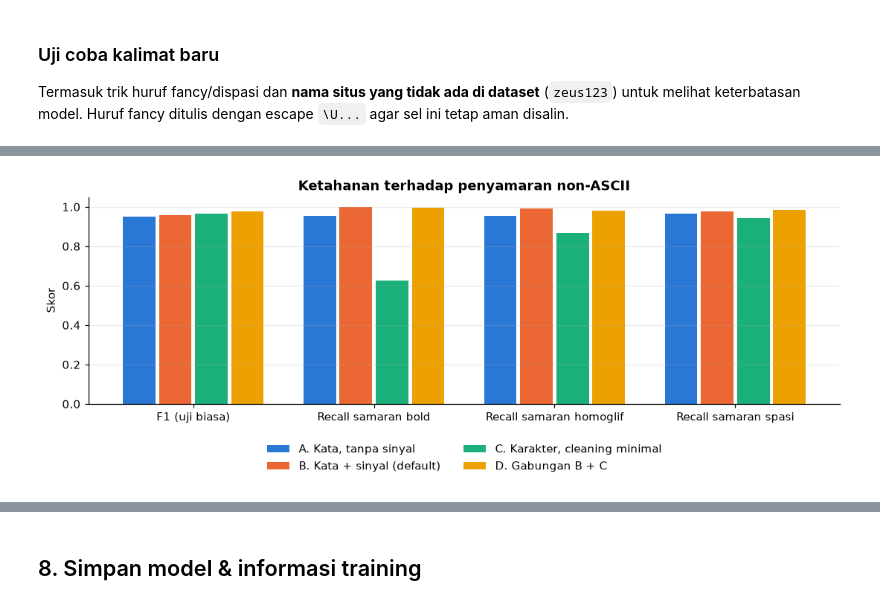
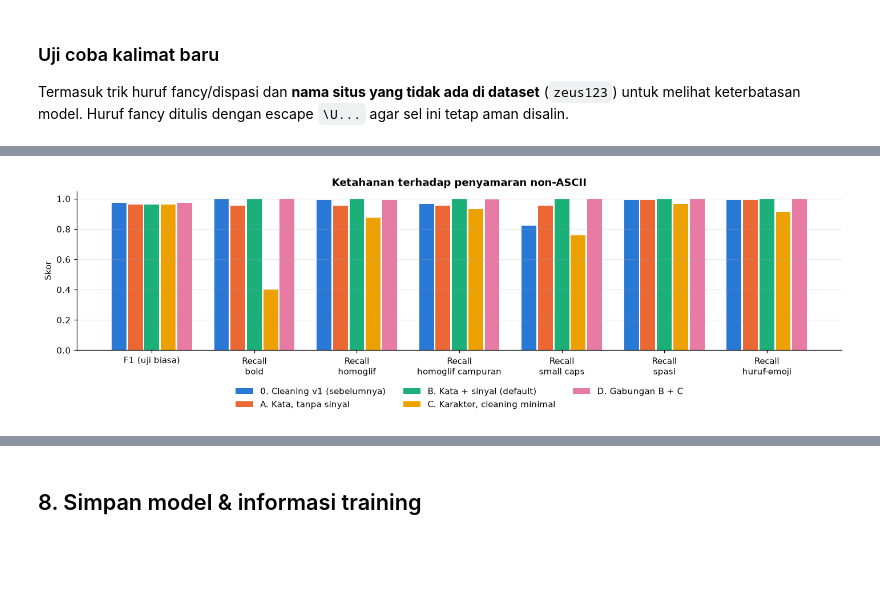
Before and after one commit to itsnatt/Online-Gamblig-Skripsie, a Jupyter notebook: notebooks/02_training_model.ipynb, the cells around one changed output, grey strips where cells are left out. Drawn from its saved outputs; the diff is of its cells as text; code cells hidden in the pictures; blank space fills up the shorter version.

```diff
--- a/notebooks/02_training_model.ipynb
+++ b/notebooks/02_training_model.ipynb
@@ -246,14 +416,15 @@ Promosi judi (1)    2695
 Name: count, dtype: int64
 # %%
+KOLOM_INPUT = ["text_clean", "sinyal", "text_min"]
 X_train_full, X_test, y_train_full, y_test = train_test_split(
-    data["text_clean"], data["label"], test_size=0.2, stratify=data["label"], random_state=RANDOM_STATE)
+    data[KOLOM_INPUT], data["label"], test_size=0.2, stratify=data["label"], random_state=RANDOM_STATE)
 
 # Undersampling kelas mayoritas HANYA pada data latih
-train = pd.DataFrame({"text": X_train_full, "label": y_train_full})
+train = X_train_full.assign(label=y_train_full)
 n_min = train["label"].value_counts().min()
 train_bal = (train.groupby("label").sample(n=n_min, random_state=RANDOM_STATE)
                   .sample(frac=1, random_state=RANDOM_STATE))
-X_train, y_train = train_bal["text"], train_bal["label"]
+X_train, y_train = train_bal[KOLOM_INPUT], train_bal["label"]
 
 ringkas_split = pd.DataFrame({
     "train (sebelum balancing)": y_train_full.value_counts(),
@@ -526,9 +705,10 @@ kalimat = [
     "gas main di A L E X I S 1 7 pasti wd",
     "berkat zeus123 rezeki ngalir terus",
 ]
-uji = pd.DataFrame({"kalimat": kalimat, "setelah_clean": [clean_text(k) for k in kalimat]})
+masukan = siapkan_input(kalimat)
+uji = pd.DataFrame({"kalimat": kalimat, "text_clean": masukan["text_clean"], "sinyal": masukan["sinyal"]})
 for nama, m in fitted.items():
-    uji[nama] = m.predict(uji["setelah_clean"])
+    uji[nama] = m.predict(masukan)
 uji["Voting"] = (uji[list(fitted)].mean(axis=1) >= 0.5).astype(int)
 uji
 # %% [output]
@@ -589,0 +808,6 @@ spasi     'gas main di a l e x i s 1 7 pasti jp'        -> 'gas main alexis17 jp
+# %%
+# light_clean() (cleaning minimal) didefinisikan di sel cleaning di atas
+contoh_brand = "gas main di alexis17 pasti jp"
+for cara in JENIS_SAMARAN:
+    t = samarkan(contoh_brand, cara)
+    print(f"{cara:18s} {t!r:38s} -> v2 {clean_text(t)!r:24s} sinyal={sorted(obfuscation_signals(t))} | v1 {clean_text_v1(t)!r}")
@@ -590,7 +821,7 @@ spasi     'gas main di a l e x i s 1 7 pasti jp'        -> 'gas main alexis17 jp
 # %%
 def kolom(idx):
-    d = data.loc[idx, ["text_clean", "text_plain", "komentar"]].copy()
-    d["text_min"] = d["komentar"].apply(light_clean)
+    d = data.loc[idx, KOLOM_INPUT + ["komentar"]].copy()
+    d["text_v1"] = d["komentar"].apply(clean_text_v1)
     return d
 
 D_train, D_test = kolom(X_train.index), kolom(X_test.index)
@@ -602,23 +833,23 @@ def lr():
     return LogisticRegression(max_iter=2000)
 
 VARIAN = {
-    "A. Kata, tanpa sinyal": Pipeline([("fitur", ColumnTransformer([("w", tfidf(), "text_plain")])), ("clf", lr())]),
-    "B. Kata + sinyal (default)": Pipeline([("fitur", ColumnTransformer([("w", tfidf(), "text_clean")])), ("clf", lr())]),
+    "0. Cleaning v1 (sebelumnya)": Pipeline([("fitur", ColumnTransformer([("w", tfidf(), "text_v1")])), ("clf", lr())]),
+    "A. Kata, tanpa sinyal": Pipeline([("fitur", ColumnTransformer([("w", tfidf(), "text_clean")])), ("clf", lr())]),
+    "B. Kata + sinyal (default)": Pipeline([("fitur", fitur()), ("clf", lr())]),
     "C. Karakter, cleaning minimal": Pipeline([("fitur", ColumnTransformer([("c", char_tfidf(), "text_min")])), ("clf", lr())]),
-    "D. Gabungan B + C": Pipeline([("fitur", ColumnTransformer([("w", tfidf(), "text_clean"), ("c", char_tfidf(), "text_min")])),
+    "D. Gabungan B + C": Pipeline([("fitur", ColumnTransformer([("teks", tfidf(), "text_clean"), ("sinyal", vektor_sinyal(), "sinyal"),
+                                                                ("c", char_tfidf(), "text_min")])),
                                    ("clf", lr())]),
 }
 
 # Komentar promosi di data uji yang disamarkan secara sintetis
 promo_test = D_test.loc[y_test[y_test == 1].index, "komentar"]
 uji_samaran = {}
-for cara in ["bold", "homoglif", "spasi"]:
+for cara in JENIS_SAMARAN:
     raw = promo_test.apply(samarkan, cara=cara)
-    if cara == "spasi":
+    if cara in ("spasi", "huruf-emoji"):
         raw = raw[promo_test.str.contains(RE_BRAND)]  # hanya komentar yang memang memuat nama situs
-    uji_samaran[cara] = pd.DataFrame({"komentar": raw, "text_clean": raw.apply(clean_text),
-                                      "text_plain": raw.apply(clean_text, add_signals=False),
-                                      "text_min": raw.apply(light_clean)})
+    uji_samaran[cara] = siapkan_input(raw).assign(text_v1=raw.apply(clean_text_v1))
 
 eksperimen = {}
 for nama, pipe in VARIAN.items():
@@ -645,18 +877,18 @@ eksperimen_df.style.format("{:.3f}").format("{:d}", subset=["False positive"]).b
 # %%
 kolom_plot = [c for c in eksperimen_df.columns if c != "False positive"]
-fig, ax = plt.subplots(figsize=(10, 4.2))
+fig, ax = plt.subplots(figsize=(13, 4.4))
 lebar = 0.8 / len(eksperimen_df)
 for i, nama in enumerate(eksperimen_df.index):
     x = np.arange(len(kolom_plot)) + i * lebar - 0.4 + lebar / 2
     ax.bar(x, eksperimen_df.loc[nama, kolom_plot], width=lebar * 0.9, color=WARNA_MODEL[i], label=nama)
-ax.set_xticks(np.arange(len(kolom_plot)), kolom_plot)
+ax.set_xticks(np.arange(len(kolom_plot)), [k.replace("Recall samaran ", "Recall\n") for k in kolom_plot])
 ax.set_ylim(0, 1.05)
 ax.set_ylabel("Skor")
 ax.set_title("Ketahanan terhadap penyamaran non-ASCII")
-ax.legend(ncol=2, loc="lower center", bbox_to_anchor=(0.5, -0.38), frameon=False)
+ax.legend(ncol=3, loc="lower center", bbox_to_anchor=(0.5, -0.42), frameon=False)
 ax.grid(axis="x", visible=False)
 plt.tight_layout()
 plt.show()
 # %% [output]
-[figure, old version]
+[figure, new version]
 # %%
```
Also changed, not shown: parts of 32 cells of this notebook, 16 other files.
